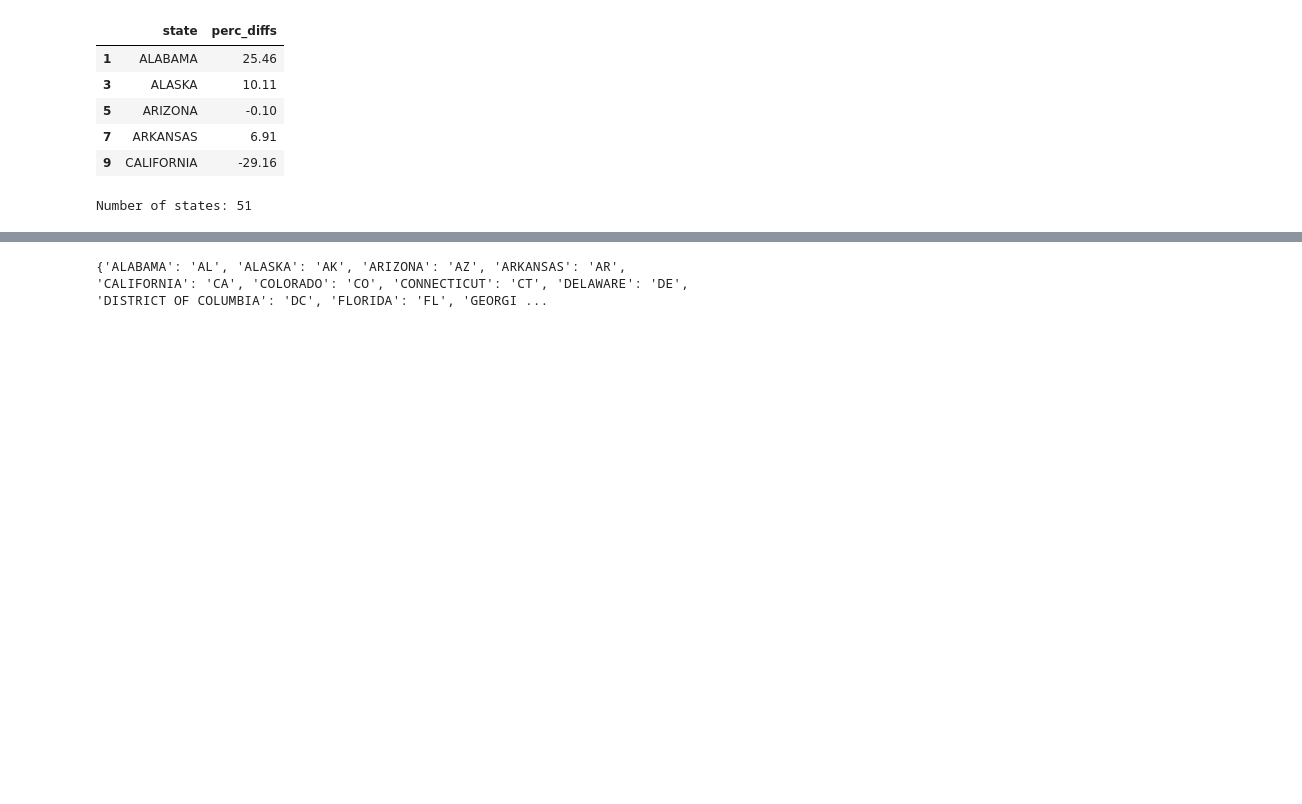
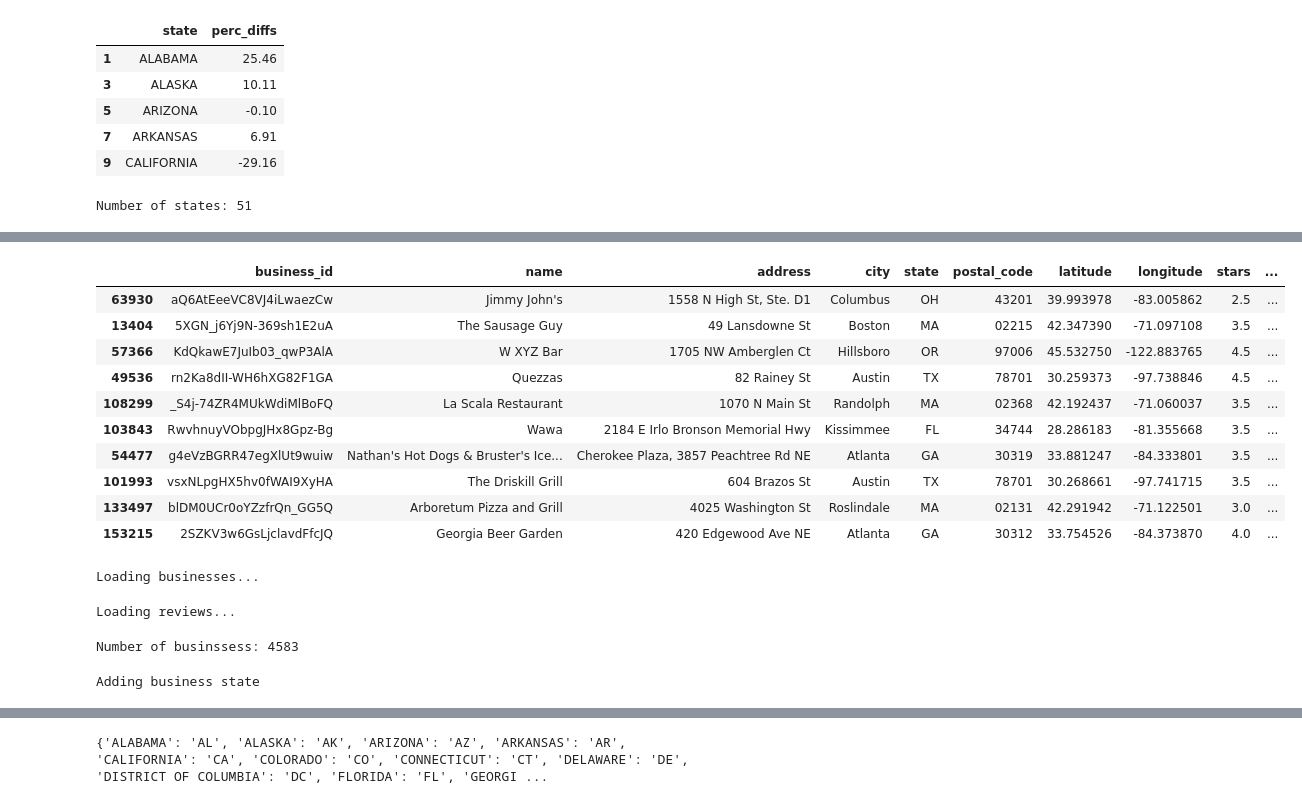
Before and after one commit to SpecCRA/yelp_data_formatting, a Jupyter notebook: data_exploration.ipynb, the cells around one changed output, grey strips where cells are left out. Cells and saved outputs as stored; diff of their text form; code cells hidden in the pictures; blank space fills up the shorter version.

```diff
--- a/data_exploration.ipynb
+++ b/data_exploration.ipynb
@@ -172,3 +155,6 @@ ZIPS_DTYPES = {
     'zip': np.str,
     'county': np.str
 }
+# %%
+df = pd.read_json(BUSINESS_DATA_FILEPATH, lines=True, orient='records')
+df.dtypes
@@ -174,0 +177,34 @@ ZIPS_DTYPES = {
+# %%
+df = df[df['categories'].notnull()].reset_index(drop=True)
+df = df[df['categories'].str.contains('Restaurants')]
+df.sample(10)
+# %% [output]
+|  | business_id | name | address | city | state | postal_code | latitude | longitude | stars | ... |
+| 63930 | aQ6AtEeeVC8VJ4iLwaezCw | Jimmy John's | 1558 N High St, Ste. D1 | Columbus | OH | 43201 | 39.993978 | -83.005862 | 2.5 | ... |
+| 13404 | 5XGN_j6Yj9N-369sh1E2uA | The Sausage Guy | 49 Lansdowne St | Boston | MA | 02215 | 42.347390 | -71.097108 | 3.5 | ... |
+| 57366 | KdQkawE7JuIb03_qwP3AlA | W XYZ Bar | 1705 NW Amberglen Ct | Hillsboro | OR | 97006 | 45.532750 | -122.883765 | 4.5 | ... |
+| 49536 | rn2Ka8dII-WH6hXG82F1GA | Quezzas | 82 Rainey St | Austin | TX | 78701 | 30.259373 | -97.738846 | 4.5 | ... |
+| 108299 | _S4j-74ZR4MUkWdiMlBoFQ | La Scala Restaurant | 1070 N Main St | Randolph | MA | 02368 | 42.192437 | -71.060037 | 3.5 | ... |
+| 103843 | RwvhnuyVObpgJHx8Gpz-Bg | Wawa | 2184 E Irlo Bronson Memorial Hwy | Kissimmee | FL | 34744 | 28.286183 | -81.355668 | 3.5 | ... |
+| 54477 | g4eVzBGRR47egXlUt9wuiw | Nathan's Hot Dogs & Bruster's Ice... | Cherokee Plaza, 3857 Peachtree Rd NE | Atlanta | GA | 30319 | 33.881247 | -84.333801 | 3.5 | ... |
+| 101993 | vsxNLpgHX5hv0fWAI9XyHA | The Driskill Grill | 604 Brazos St | Austin | TX | 78701 | 30.268661 | -97.741715 | 3.5 | ... |
+| 133497 | blDM0UCr0oYZzfrQn_GG5Q | Arboretum Pizza and Grill | 4025 Washington St | Roslindale | MA | 02131 | 42.291942 | -71.122501 | 3.0 | ... |
+| 153215 | 2SZKV3w6GsLjclavdFfcJQ | Georgia Beer Garden | 420 Edgewood Ave NE | Atlanta | GA | 30312 | 33.754526 | -84.373870 | 4.0 | ... |
+# %%
+BUSINESSES = list()
+
+print('Loading businesses...')
+
+with open(BUSINESS_DATA_FILEPATH, 'r') as f:
+    reader = pd.read_json(f, orient='records', lines=True, chunksize=1000, dtype=BUSINESS_DTYPES)
+
+    for chunk in tqdm(reader):
+        reduced_chunk = chunk[BUSINESS_COLS]
+        #reduced_chunk['postal_code'] = reduced_chunk['postal_code'].apply(fix_zipcodes)
+        reduced_chunk = reduced_chunk[reduced_chunk['categories'].notnull()]
+        reduced_chunk = reduced_chunk[reduced_chunk['categories'].str.contains('Restaurants')]
+        BUSINESSES.append(reduced_chunk)
+
+    BUSINESSES = pd.concat(BUSINESSES, ignore_index=True)
+# %% [output]
+Loading businesses...
@@ -175,14 +213,37 @@ ZIPS_DTYPES = {
 # %%
-# Load 20,000 reviews from reviews
+# Load 300,000 reviews from reviews
 REVIEWS = list()
+print('Loading reviews...')
 with open(REVIEWS_DATA_FILEPATH, 'r') as f:
     reader = pd.read_json(f, orient='records', lines=True, nrows=300000, chunksize=1000, dtype=REVIEW_DTYPES)
 
     for chunk in tqdm(reader):
         reduced_chunk = chunk[REVIEW_COLS]
+        reduced_chunk = reduced_chunk[reduced_chunk['business_id'].isin(BUSINESS_LIST)]
         # Only keep US
         REVIEWS.append(reduced_chunk)
     REVIEWS = pd.concat(REVIEWS, ignore_index=True)
+# %% [output]
+Loading reviews...
+# %%
+BUSINESS_LIST = list(REVIEWS['business_id'].unique()) # rename to get effective list
+print(f"Number of businssess: {len(BUSINESS_LIST)}")
+USERS_LIST = list(REVIEWS['user_id'].unique())
+# %% [output]
+Number of businssess: 4583
+# %%
+# add business zip code in first
+# add business state
+print('Adding business state')
+for business_id in tqdm(BUSINESS_LIST):
+    business_zipcode = BUSINESSES[BUSINESSES['business_id'] == business_id]['postal_code'].iloc[0]
+    business_state = BUSINESSES[BUSINESSES['business_id'] == business_id]['state'].iloc[0]
+
+    REVIEWS.loc[REVIEWS['business_id'] == business_id, ['business_state', 'business_zipcode']] = business_state, business_zipcode
+
+REVIEWS = REVIEWS[REVIEWS['business_state'].isin(STATES_LIST)]
+# %% [output]
+Adding business state
 # %%
 REVIEWS.sample(15)
 # %% [output]
```
Also changed, not shown: parts of 21 cells of this notebook, 1 other file.
